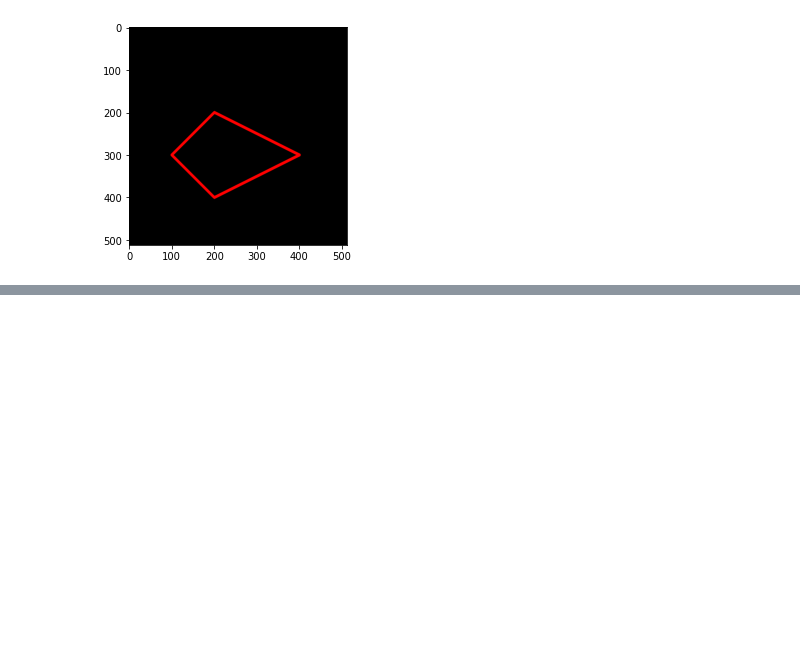
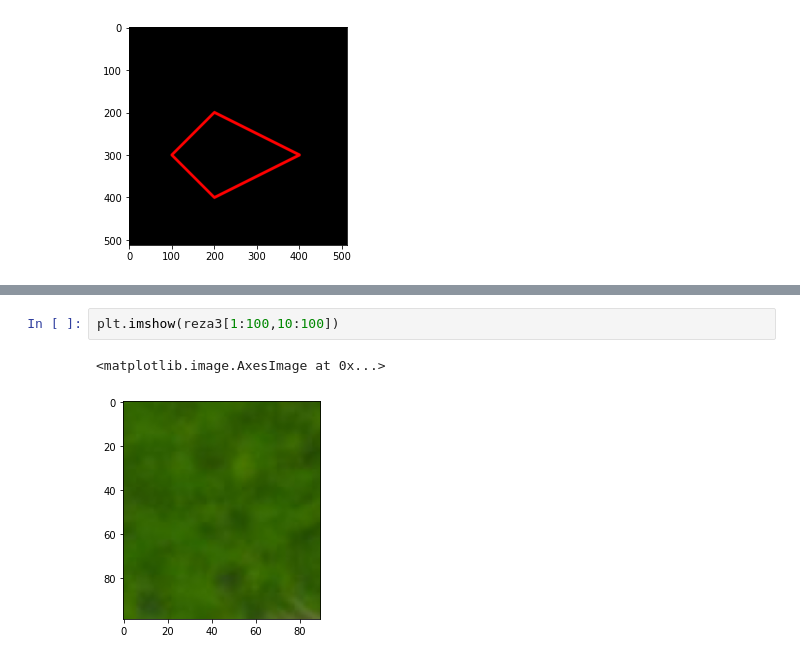
Before and after one commit to MuhammadRezaPehlevi0218/PCVK_Genap_2022, a Jupyter notebook: week2.ipynb, the cells around one changed output, grey strips where cells are left out. Drawn from its saved outputs; the diff is of its cells as text; blank space fills up the shorter version.

```diff
--- a/week2.ipynb
+++ b/week2.ipynb
@@ -127,0 +164,5 @@ plt.imshow(black_reza2)
+# %%
+plt.imshow(reza3[1:100,10:100])
+# %% [output]
+<matplotlib.image.AxesImage at 0x...>
+[figure, added]
```
Also changed, not shown: parts of 22 cells of this notebook.
